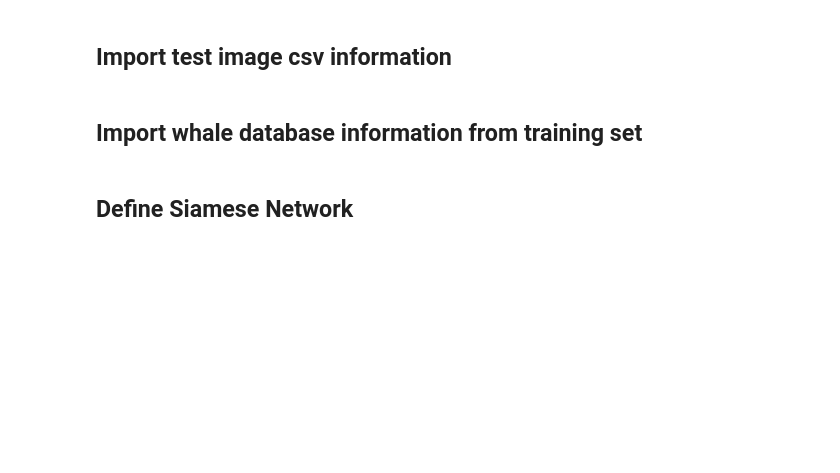
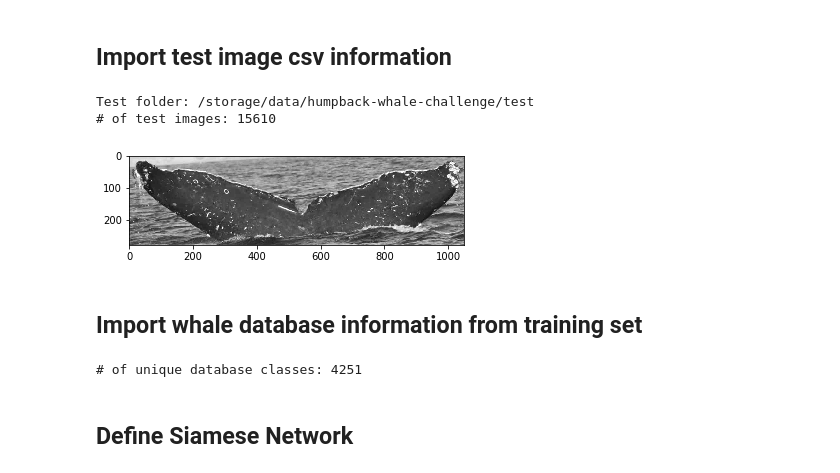
Before and after one commit to hNao17/humpback-whale-challenge, a Jupyter notebook: test_evaluation.ipynb, the cells around one changed output. Drawn from its saved outputs; the diff is of its cells as text; code cells hidden in the pictures; blank space fills up the shorter version.

Commit message:
Updated test evaluation script

```diff
--- a/test_evaluation.ipynb
+++ b/test_evaluation.ipynb
@@ -20,18 +20,27 @@ Using TensorFlow backend.
 # %% [markdown]
 ## Import test image csv information
 # %%
-data_dir = 'data'
+data_dir = '/storage/data/humpback-whale-challenge'
 test_dir = 'test'
 
 test_dict = dict()
 
 print("Test folder: %s" %(os.path.join(data_dir,test_dir)))
 
 for i, fn in enumerate(glob(os.path.join(data_dir,test_dir,'*.jpg'))):
     # print(fn)
     test_dict[i] = fn
 
+img = cv.imread(os.path.join(data_dir,test_dir,"326b70e9.jpg"))
+img = np.array(img,dtype=np.float32)/255
+# print(img)
+plt.imshow(img,)
+
 print("# of test images: %s" %str(len(test_dict)))
+# %% [output]
+Test folder: /storage/data/humpback-whale-challenge/test
+# of test images: 15610
+[figure, added]
 # %% [markdown]
 ## Import whale database information from training set
 # %%
@@ -62,6 +71,8 @@ for i, label in enumerate(db.keys()):
     labels_dict[i]=label
 
 # print(str(len(labels_dict)))
+# %% [output]
+# of unique database classes: 4251
 # %% [markdown]
 ## Define Siamese Network
 # %%
```
Also changed, not shown: parts of 5 cells of this notebook.
